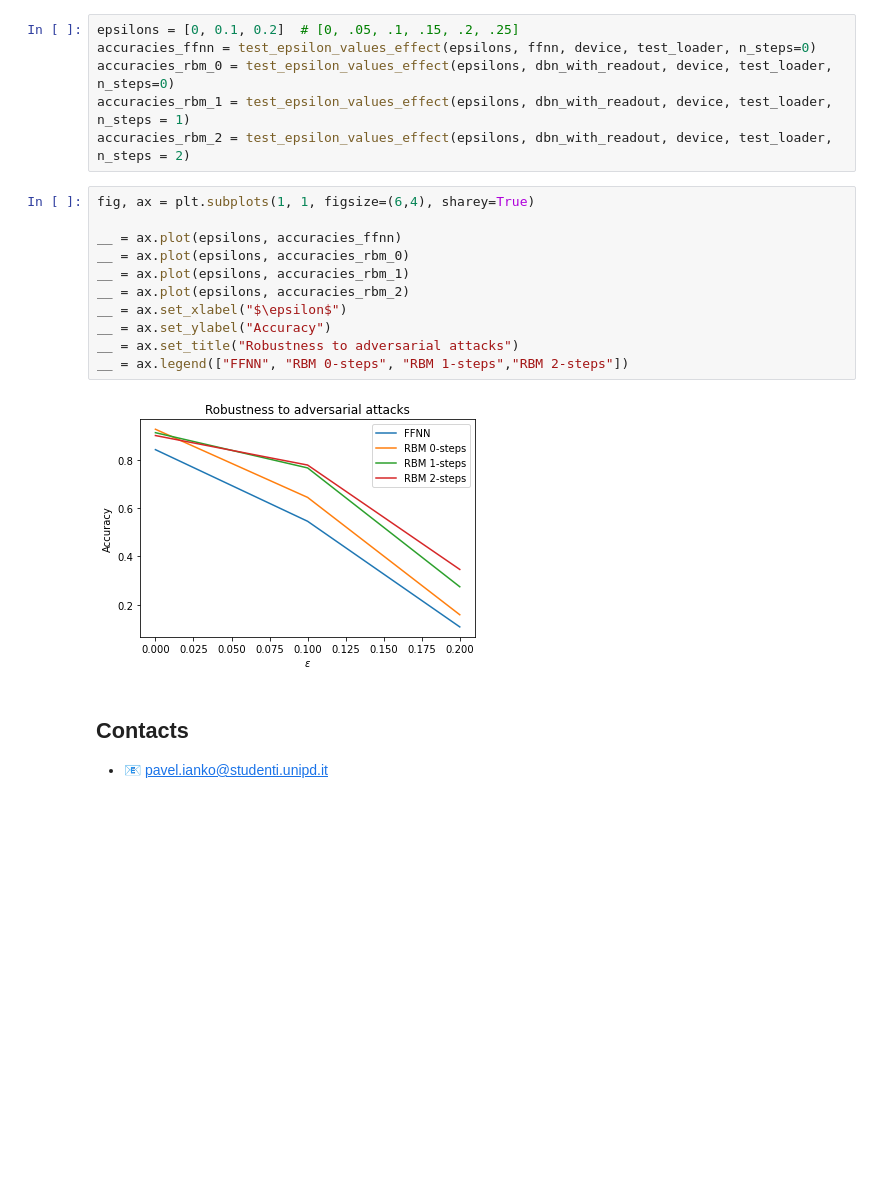
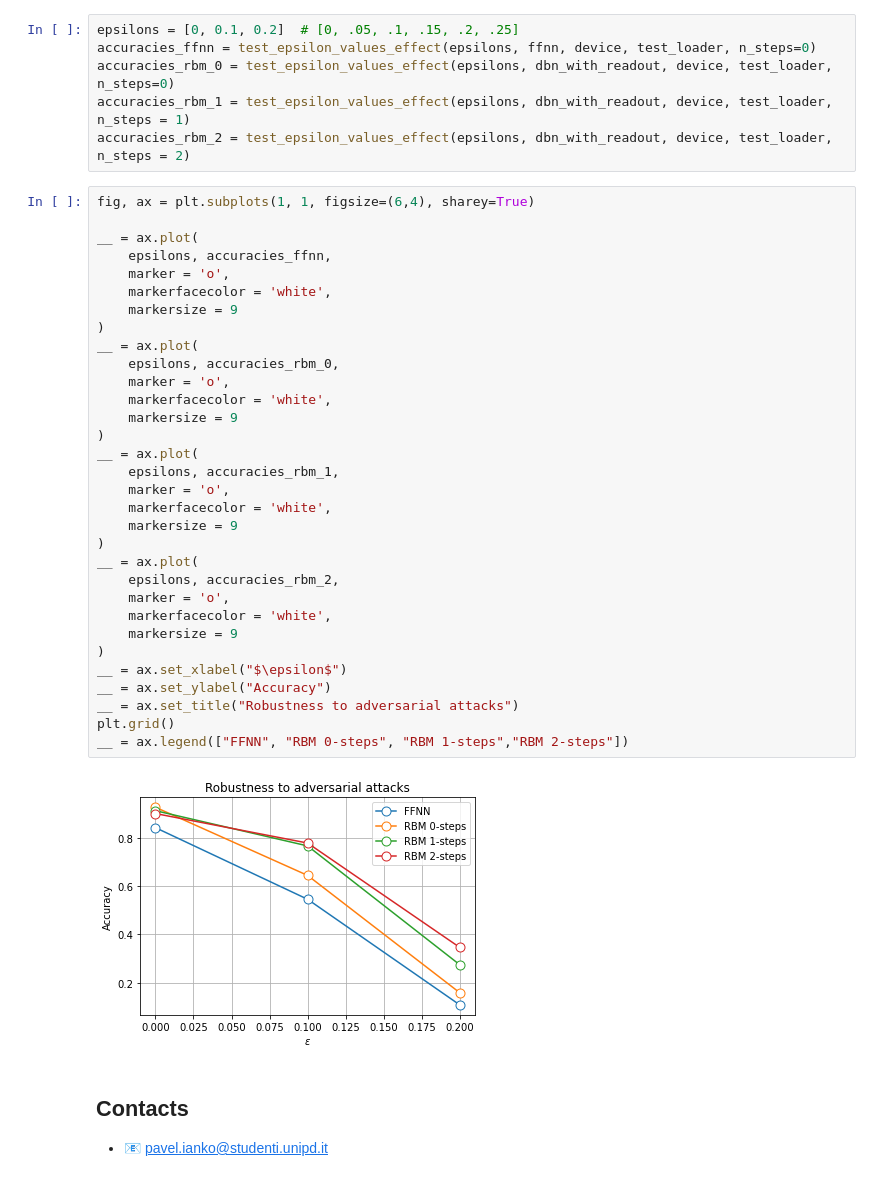
Before and after one commit to PashaIanko/RestrictedBolzmannMachine, a Jupyter notebook: Project remaster.ipynb, the cells around one changed output. Saved outputs shown, nothing was run; the diff lists cells and outputs as text; blank space fills up the shorter version.

Commit message:
Fixed some graph representation

```diff
--- a/Project remaster.ipynb
+++ b/Project remaster.ipynb
@@ -908,16 +919,37 @@ accuracies_rbm_2 = test_epsilon_values_effect(epsilons, dbn_with_readout, device
 # %%
 fig, ax = plt.subplots(1, 1, figsize=(6,4), sharey=True)
 
-__ = ax.plot(epsilons, accuracies_ffnn)
-__ = ax.plot(epsilons, accuracies_rbm_0)
-__ = ax.plot(epsilons, accuracies_rbm_1)
-__ = ax.plot(epsilons, accuracies_rbm_2)
+__ = ax.plot(
+    epsilons, accuracies_ffnn,
+    marker = 'o',
+    markerfacecolor = 'white',
+    markersize = 9
+)
+__ = ax.plot(
+    epsilons, accuracies_rbm_0,
+    marker = 'o',
+    markerfacecolor = 'white',
+    markersize = 9
+)
+__ = ax.plot(
+    epsilons, accuracies_rbm_1,
+    marker = 'o',
+    markerfacecolor = 'white',
+    markersize = 9
+)
+__ = ax.plot(
+    epsilons, accuracies_rbm_2,
+    marker = 'o',
+    markerfacecolor = 'white',
+    markersize = 9
+)
 __ = ax.set_xlabel("$\epsilon$")
 __ = ax.set_ylabel("Accuracy")
 __ = ax.set_title("Robustness to adversarial attacks")
+plt.grid()
 __ = ax.legend(["FFNN", "RBM 0-steps", "RBM 1-steps","RBM 2-steps"])
 # %% [output]
-[figure, old version]
+[figure, new version]
 # %% [markdown]
 ## Contacts
 
```
Also changed, not shown: parts of 3 cells of this notebook.
